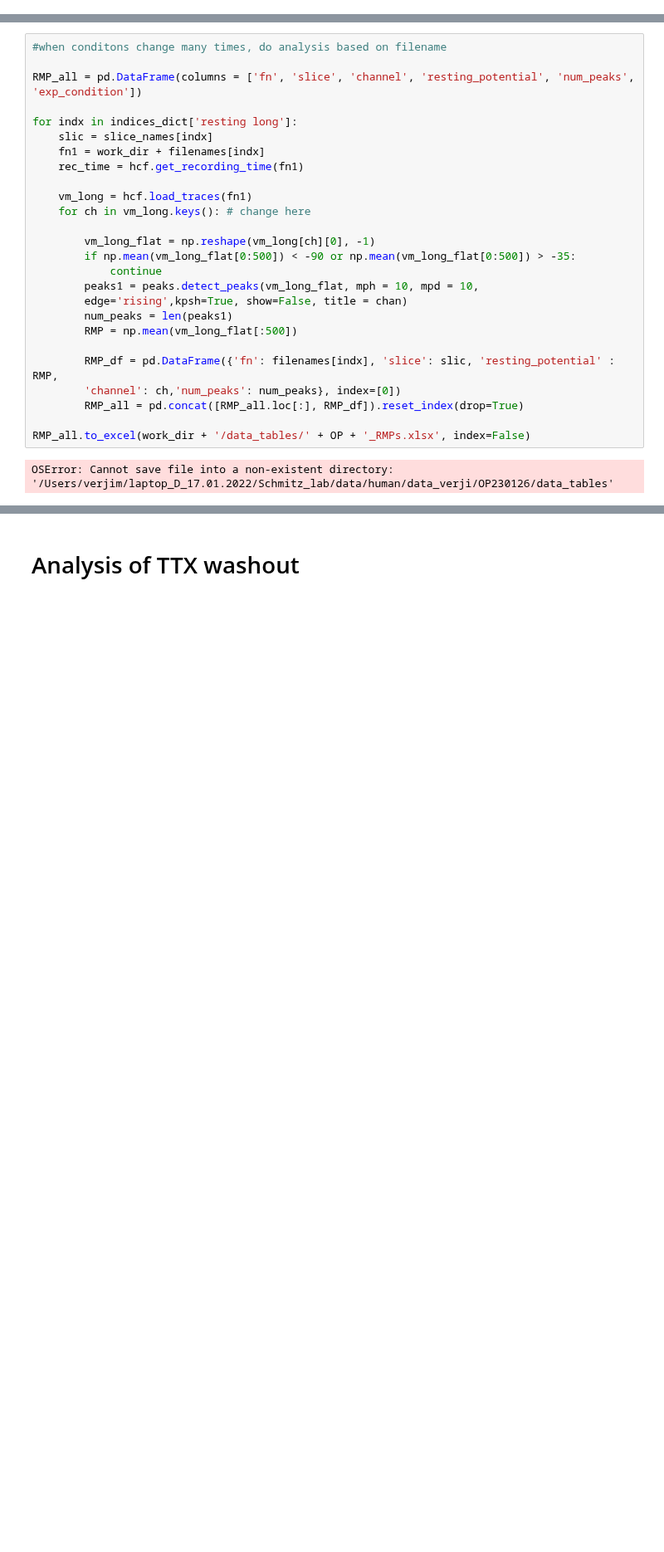
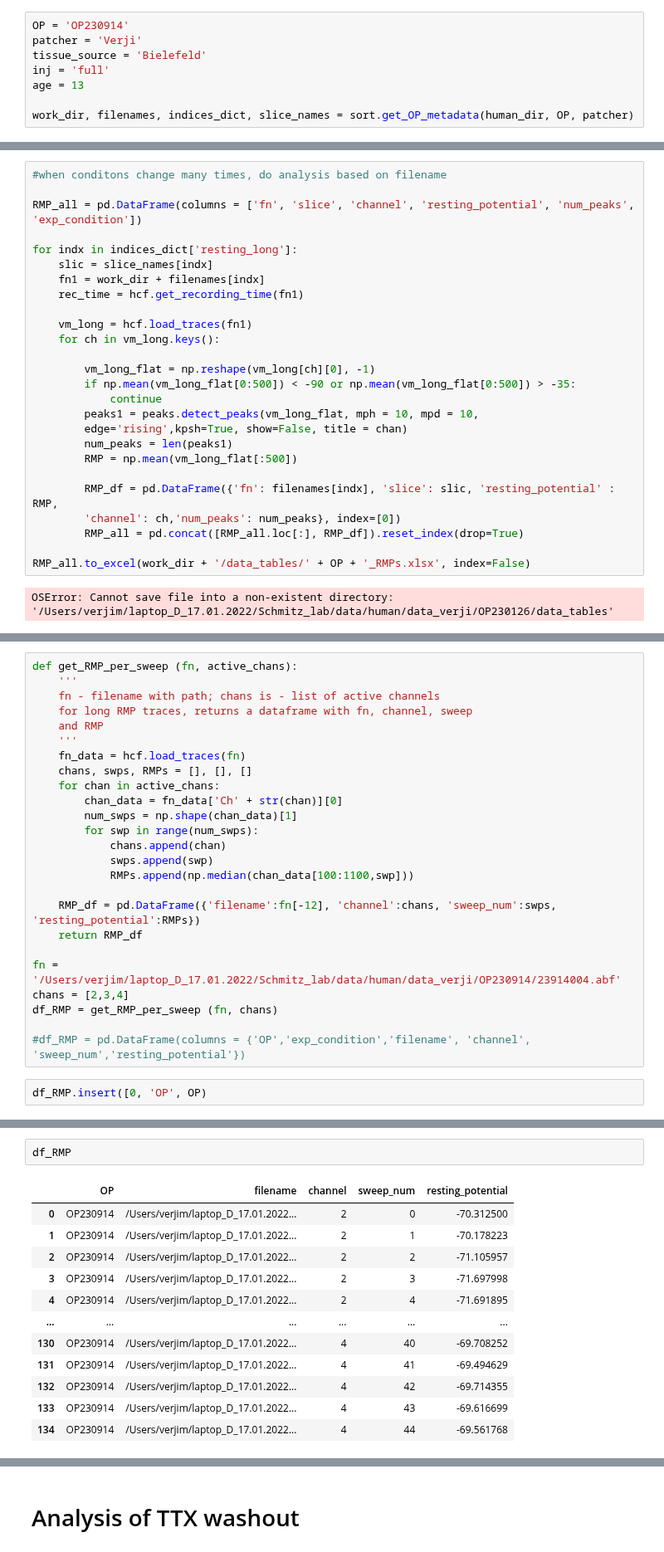
Before and after one commit to verjiniaM/Human-slice-scripts, a Jupyter notebook: high_K_tests_find_peaks.ipynb, the cells around one changed output, grey strips where cells are left out. Shown at 83% size. Cells and saved outputs as stored; diff of their text form; blank space fills up the shorter version.

```diff
--- a/high_K_tests_find_peaks.ipynb
+++ b/high_K_tests_find_peaks.ipynb
@@ -38,3 +38,11 @@ change_times_dict = {
+# %%
+OP = 'OP230914'
+patcher = 'Verji'
+tissue_source = 'Bielefeld'
+inj = 'full'
+age = 13
+
+work_dir, filenames, indices_dict, slice_names = sort.get_OP_metadata(human_dir, OP, patcher)
 # %%
 work_dir, filenames, indices_dict, slice_names = sort.get_OP_metadata(human_dir, OP, patcher)
 
@@ -122,13 +167,13 @@ RMP_all.to_excel(work_dir + '/data_tables/' + OP + '_RMPs.xlsx', index=False)
 
 RMP_all = pd.DataFrame(columns = ['fn', 'slice', 'channel', 'resting_potential', 'num_peaks', 'exp_condition'])
 
-for indx in indices_dict['resting long']:
+for indx in indices_dict['resting_long']:
     slic = slice_names[indx]
     fn1 = work_dir + filenames[indx]
     rec_time = hcf.get_recording_time(fn1)
 
     vm_long = hcf.load_traces(fn1)
-    for ch in vm_long.keys(): # change here
+    for ch in vm_long.keys():
 
         vm_long_flat = np.reshape(vm_long[ch][0], -1)
         if np.mean(vm_long_flat[0:500]) < -90 or np.mean(vm_long_flat[0:500]) > -35:
@@ -172,3 +217,30 @@ axs.plot(vm_long_flat[peaks1[0]:peaks1[-1]])
 [<matplotlib.lines.Line2D at 0x...>]
 [figure]
 [figure]
+# %%
+def get_RMP_per_sweep (fn, active_chans):
+    '''
+    fn - filename with path; chans is - list of active channels
+    for long RMP traces, returns a dataframe with fn, channel, sweep
+    and RMP
+    '''
+    fn_data = hcf.load_traces(fn)
+    chans, swps, RMPs = [], [], []
+    for chan in active_chans:
+        chan_data = fn_data['Ch' + str(chan)][0]
+        num_swps = np.shape(chan_data)[1]
+        for swp in range(num_swps):
+            chans.append(chan)
+            swps.append(swp)
+            RMPs.append(np.median(chan_data[100:1100,swp]))
+
+    RMP_df = pd.DataFrame({'filename':fn[-12], 'channel':chans, 'sweep_num':swps, 'resting_potential':RMPs})
+    return RMP_df
+
+fn = '/Users/verjim/laptop_D_17.01.2022/Schmitz_lab/data/human/data_verji/OP230914/23914004.abf'
+chans = [2,3,4]
+df_RMP = get_RMP_per_sweep (fn, chans)
+
+#df_RMP = pd.DataFrame(columns = {'OP','exp_condition','filename', 'channel', 'sweep_num','resting_potential'})
+# %%
+df_RMP.insert([0, 'OP', OP)
@@ -174,0 +249,15 @@ axs.plot(vm_long_flat[peaks1[0]:peaks1[-1]])
+# %%
+df_RMP
+# %% [output]
+|  | OP | filename | channel | sweep_num | resting_potential |
+| 0 | OP230914 | /Users/verjim/laptop_D_17.01.2022... | 2 | 0 | -70.312500 |
+| 1 | OP230914 | /Users/verjim/laptop_D_17.01.2022... | 2 | 1 | -70.178223 |
+| 2 | OP230914 | /Users/verjim/laptop_D_17.01.2022... | 2 | 2 | -71.105957 |
+| 3 | OP230914 | /Users/verjim/laptop_D_17.01.2022... | 2 | 3 | -71.697998 |
+| 4 | OP230914 | /Users/verjim/laptop_D_17.01.2022... | 2 | 4 | -71.691895 |
+| ... | ... | ... | ... | ... | ... |
+| 130 | OP230914 | /Users/verjim/laptop_D_17.01.2022... | 4 | 40 | -69.708252 |
+| 131 | OP230914 | /Users/verjim/laptop_D_17.01.2022... | 4 | 41 | -69.494629 |
+| 132 | OP230914 | /Users/verjim/laptop_D_17.01.2022... | 4 | 42 | -69.714355 |
+| 133 | OP230914 | /Users/verjim/laptop_D_17.01.2022... | 4 | 43 | -69.616699 |
+| 134 | OP230914 | /Users/verjim/laptop_D_17.01.2022... | 4 | 44 | -69.561768 |
```
Also changed, not shown: parts of 9 cells of this notebook, 14 other files.
